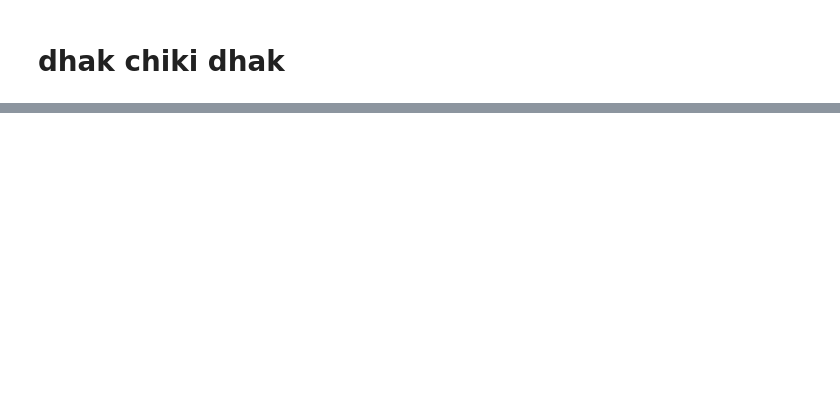
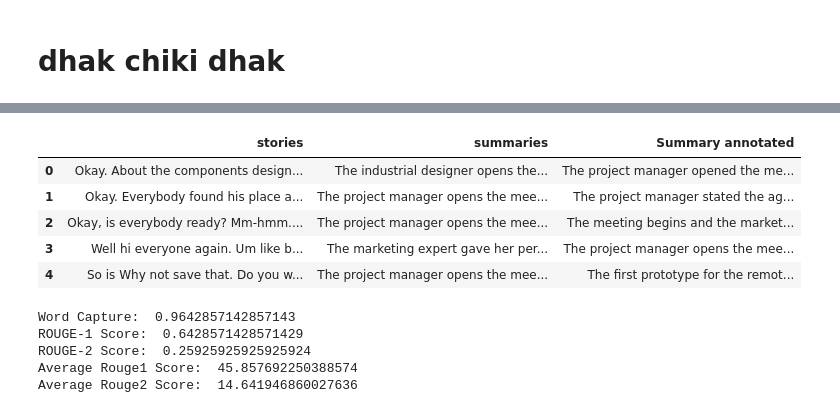
Before and after one commit to as3eem/pegasus, a Jupyter notebook: IPYNB_PEGASUS/PEAGASUS.ipynb, the cells around one changed output, grey strips where cells are left out. Cells and saved outputs as stored; diff of their text form; code cells hidden in the pictures; blank space fills up the shorter version.

```diff
--- a/IPYNB_PEGASUS/PEAGASUS.ipynb
+++ b/IPYNB_PEGASUS/PEAGASUS.ipynb
@@ -138,7 +136,7 @@ st, sums_pred, sums_ann = [], [], []
 # remove later
 # flag = 0
 
-# tokenizer, model, torch_device = prepare_model()
+tokenizer, model, torch_device = prepare_model()
 model.eval()
 for each in tqdm(story):
     a = each.split('.')[0]
@@ -296,15 +269,13 @@ scheduler = get_linear_schedule_with_warmup(
     )
 # optimizer.load_state_dict(torch.load(os.path.join(output_dir, 'optimizer.pt')))
 # scheduler.load_state_dict(torch.load(os.path.join(output_dir, 'scheduler.pt')))
-# %%
-train_ = [train_[:] for i in range(len(train_))]
 # %%
 for i, b in enumerate(model.parameters()):
     if i == 400: break
     b.requires_grad = False
 
 pad_token_id = tokenizer.pad_token_id
-epochs = 10
+epochs = 100
 m = []
 batch_size = 5
 train_loader = [train_[i:i+batch_size] for i in range(0,len(train_),batch_size)]
@@ -317,9 +288,6 @@ for epoc in range(epochs):
   for i,batch in tqdm(enumerate(train_loader)):
     title = [j[1] for j in batch]
     body = [j[0] for j in batch]
-
-#     title = [batch[1]]
-#     body = [batch[0]]
 
     batch_tokens = tokenizer.prepare_seq2seq_batch(body,title,max_length=512,max_target_length=202,padding='longest').to(device)
     m.append(batch_tokens)
@@ -350,10 +318,10 @@ for epoc in range(epochs):
   print("traing loss epoch"+str(epoc+1)+":"+str(avg_train_loss))
   print("time : {}".format(training_time))
 
-  model_to_save = model.module if hasattr(model, 'module') else model  # Take care of distributed/parallel training
-  model_to_save.save_pretrained(output_dir)
-  tokenizer.save_pretrained(output_dir)
-  torch.save(optimizer.state_dict(), os.path.join(output_dir, 'optimizer.pt'))
-  torch.save(scheduler.state_dict(), os.path.join(output_dir, 'scheduler.pt'))
+model_to_save = model.module if hasattr(model, 'module') else model  # Take care of distributed/parallel training
+model_to_save.save_pretrained(output_dir)
+tokenizer.save_pretrained(output_dir)
+torch.save(optimizer.state_dict(), os.path.join(output_dir, 'optimizer.pt'))
+torch.save(scheduler.state_dict(), os.path.join(output_dir, 'scheduler.pt'))
 # %% [output]
 ======== Epoch 1 ========
@@ -389,39 +361,79 @@ for filename in os.listdir(story_directory):
             if each.strip() in str(filename):
                 story.append(filename)
 
 summary = []
 sum_directory = r'AMICorpusXML/data/ami-summary/abstractive'
 for filename in os.listdir(sum_directory):
     if filename.endswith(".txt"):
         for each in test:
             if each.strip() in str(filename):
                 summary.append(filename)
 
 df = pd.DataFrame()
 st, sums_pred, sums_ann = [], [], []
 
 # remove later
 # flag = 0
-# torch_device = "cpu"
+
+# tokenizer, model, torch_device = prepare_model()
 model.eval()
-
-def test_model(src_text, tokenizer, model):
-    print("\nNew Testing started...")
-    batch = tokenizer.prepare_seq2seq_batch(src_text,max_length=512).to(torch_device)
-    translated = model.generate(**batch)
-    tgt_text = tokenizer.batch_decode(translated, skip_special_tokens=True)
-    return tgt_text
-
 for each in tqdm(story):
     a = each.split('.')[0]
     story_file = story_directory+'/'+each
     summ_file = sum_directory+'/'+a+".abssumm.txt"
     story_file, summ_file = data_from_file(story_file, summ_file)
     st.append(story_file)
     src_text = [story_file.replace('\n',' ')]
     result = test_model(src_text, tokenizer, model)
     sums_pred.append(result[0])
     sums_ann.append(summ_file)
 
     # flag+=1
     # if flag >=2: break
+
+df['stories'] = st
+df['summaries'] = sums_pred
+df['Summary annotated'] = sums_ann
+df.to_csv('summary_df.csv')
+display(df.head())
+
+
+test# R1 and R2 for a sample summary
+a = df["stories"][0]
+b = df["summaries"][0]
+c = df["Summary annotated"][0]
+
+def rogue_sc(b, a):
+    scorer = rouge_scorer.RougeScorer(['rouge1', 'rouge2'], use_stemmer=True)
+    scores = scorer.score(b,a)
+    return scores
+
+scores = rogue_sc(b,a)
+print("Word Capture: ", scores['rouge1'][1])
+scores = rogue_sc(b,c)
+print("ROUGE-1 Score: ", scores['rouge1'][1])
+print("ROUGE-2 Score: ", scores['rouge2'][1])
+
+import numpy as np
+
+rouge1 = []
+rouge2 = []
+word_capt = []
+for index, row in df.iterrows():
+    rouge1.append(rogue_sc(row['summaries'], row['Summary annotated'])['rouge1'][1])
+    rouge2.append(rogue_sc(row['summaries'], row['Summary annotated'])['rouge2'][1])
+    word_capt.append(rogue_sc(row['summaries'], row['Summary annotated'])['rouge1'][1])
+print("Average Rouge1 Score: ", 100*np.average(np.array(rouge1)))
+print("Average Rouge2 Score: ", 100*np.average(np.array(rouge2)))
+# %% [output]
+|  | stories | summaries | Summary annotated |
+| 0 | Okay. About the components design... | The industrial designer opens the... | The project manager opened the me... |
+| 1 | Okay. Everybody found his place a... | The project manager opens the mee... | The project manager stated the ag... |
+| 2 | Okay, is everybody ready? Mm-hmm.... | The project manager opens the mee... | The meeting begins and the market... |
+| 3 | Well hi everyone again. Um like b... | The marketing expert gave her per... | The project manager opens the mee... |
+| 4 | So is Why not save that. Do you w... | The project manager opens the mee... | The first prototype for the remot... |
+Word Capture:  0.9642857142857143
+ROUGE-1 Score:  0.6428571428571429
+ROUGE-2 Score:  0.25925925925925924
+Average Rouge1 Score:  45.857692250388574
+Average Rouge2 Score:  14.641946860027636
```
Also changed, not shown: parts of 7 cells of this notebook, 4 other files.
